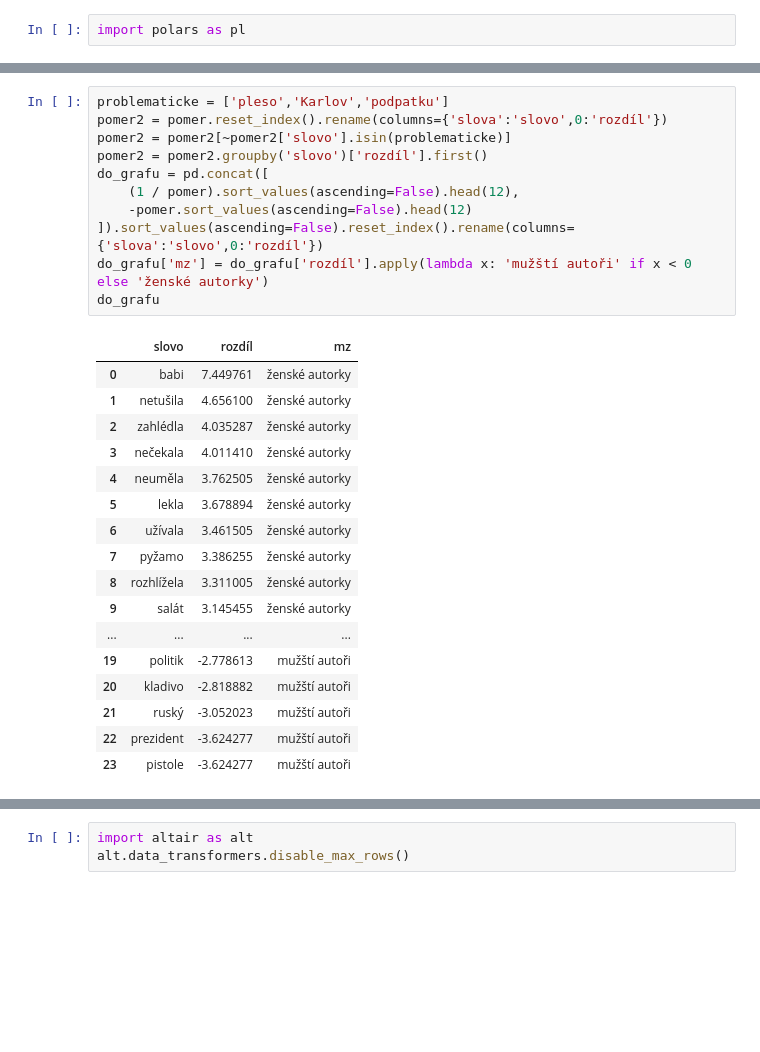
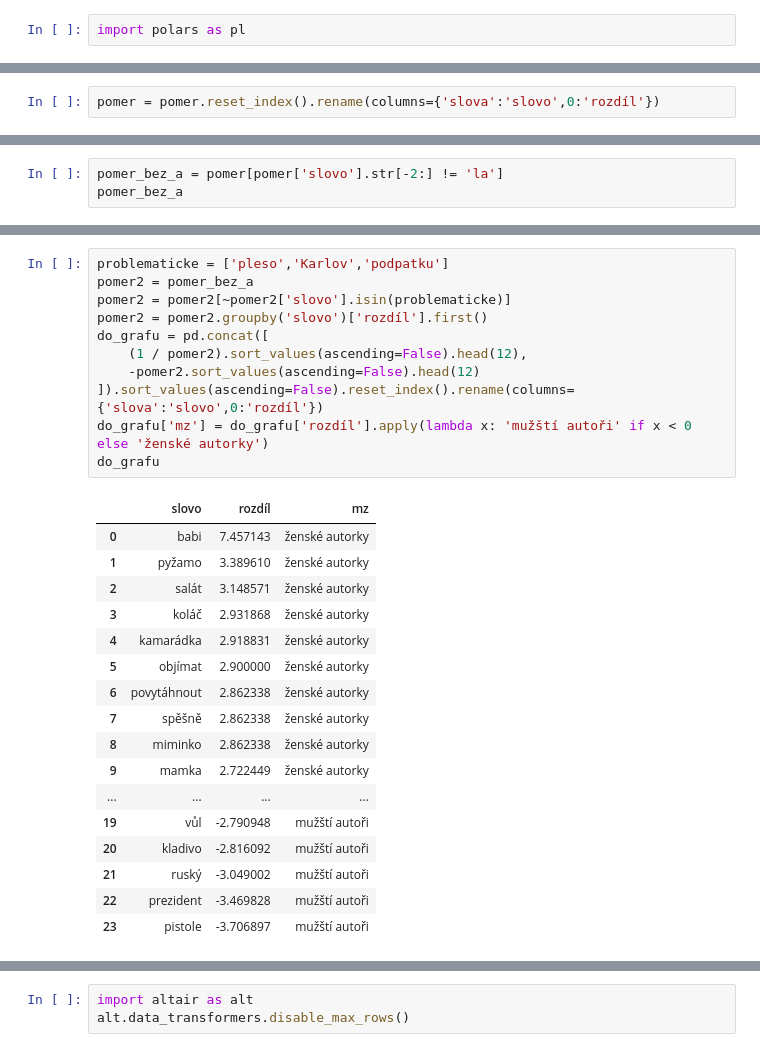
Before and after one commit to DataRozhlas/knizni-peoplemetr, a Jupyter notebook: 125_muzske_zenske_psani.ipynb, the cells around one changed output, grey strips where cells are left out. Saved outputs shown, nothing was run; the diff lists cells and outputs as text; blank space fills up the shorter version.

```diff
--- a/125_muzske_zenske_psani.ipynb
+++ b/125_muzske_zenske_psani.ipynb
@@ -613,0 +630,2 @@ import polars as pl
+# %%
+pomer = pomer.reset_index().rename(columns={'slova':'slovo',0:'rozdíl'})
@@ -613,0 +648,3 @@ import polars as pl
+# %%
+pomer_bez_a = pomer[pomer['slovo'].str[-2:] != 'la']
+pomer_bez_a
@@ -614,32 +665,32 @@ import polars as pl
 # %%
 problematicke = ['pleso','Karlov','podpatku']
-pomer2 = pomer.reset_index().rename(columns={'slova':'slovo',0:'rozdíl'})
+pomer2 = pomer_bez_a
 pomer2 = pomer2[~pomer2['slovo'].isin(problematicke)]
 pomer2 = pomer2.groupby('slovo')['rozdíl'].first()
 do_grafu = pd.concat([
-    (1 / pomer).sort_values(ascending=False).head(12),
-    -pomer.sort_values(ascending=False).head(12)
+    (1 / pomer2).sort_values(ascending=False).head(12),
+    -pomer2.sort_values(ascending=False).head(12)
 ]).sort_values(ascending=False).reset_index().rename(columns={'slova':'slovo',0:'rozdíl'})
 do_grafu['mz'] = do_grafu['rozdíl'].apply(lambda x: 'mužští autoři' if x < 0 else 'ženské autorky')
 do_grafu
 # %% [output]
 |  | slovo | rozdíl | mz |
-| 0 | babi | 7.449761 | ženské autorky |
-| 1 | netušila | 4.656100 | ženské autorky |
-| 2 | zahlédla | 4.035287 | ženské autorky |
-| 3 | nečekala | 4.011410 | ženské autorky |
-| 4 | neuměla | 3.762505 | ženské autorky |
-| 5 | lekla | 3.678894 | ženské autorky |
-| 6 | užívala | 3.461505 | ženské autorky |
-| 7 | pyžamo | 3.386255 | ženské autorky |
-| 8 | rozhlížela | 3.311005 | ženské autorky |
-| 9 | salát | 3.145455 | ženské autorky |
+| 0 | babi | 7.457143 | ženské autorky |
+| 1 | pyžamo | 3.389610 | ženské autorky |
+| 2 | salát | 3.148571 | ženské autorky |
+| 3 | koláč | 2.931868 | ženské autorky |
+| 4 | kamarádka | 2.918831 | ženské autorky |
+| 5 | objímat | 2.900000 | ženské autorky |
+| 6 | povytáhnout | 2.862338 | ženské autorky |
+| 7 | spěšně | 2.862338 | ženské autorky |
+| 8 | miminko | 2.862338 | ženské autorky |
+| 9 | mamka | 2.722449 | ženské autorky |
 | ... | ... | ... | ... |
-| 19 | politik | -2.778613 | mužští autoři |
-| 20 | kladivo | -2.818882 | mužští autoři |
-| 21 | ruský | -3.052023 | mužští autoři |
-| 22 | prezident | -3.624277 | mužští autoři |
-| 23 | pistole | -3.624277 | mužští autoři |
+| 19 | vůl | -2.790948 | mužští autoři |
+| 20 | kladivo | -2.816092 | mužští autoři |
+| 21 | ruský | -3.049002 | mužští autoři |
+| 22 | prezident | -3.469828 | mužští autoři |
+| 23 | pistole | -3.706897 | mužští autoři |
 # %%
 do_grafu2 = do_grafu
 do_grafu2['rozdíl'] = do_grafu2['rozdíl'].apply(lambda x: abs(x))
```
Also changed, not shown: parts of 50 cells of this notebook, 7 other files.
